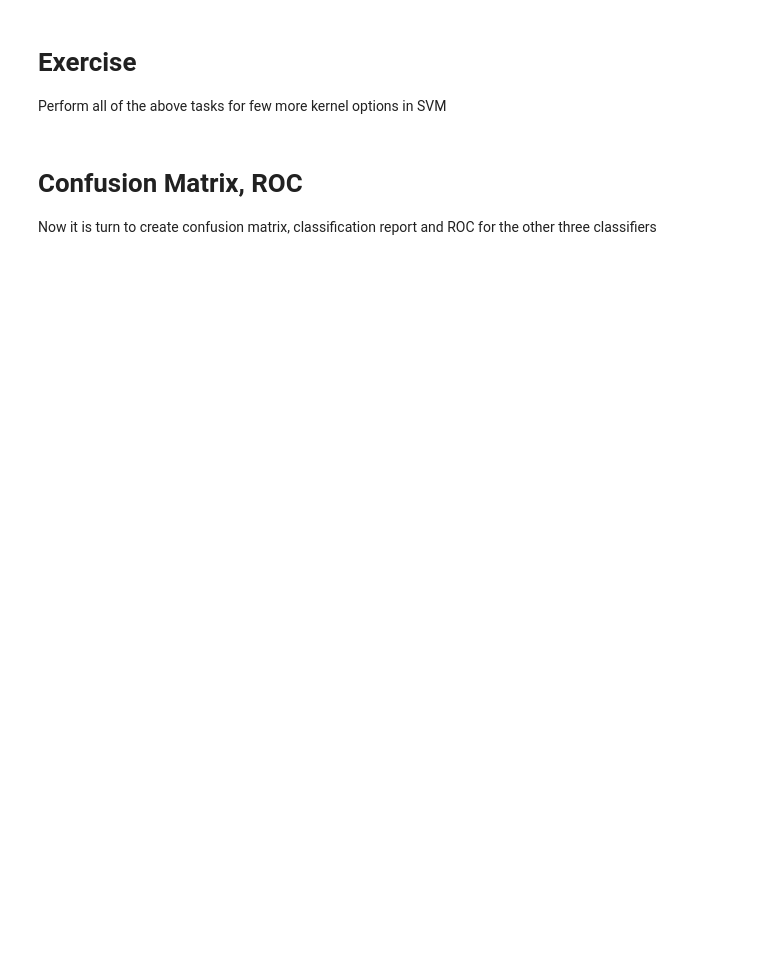
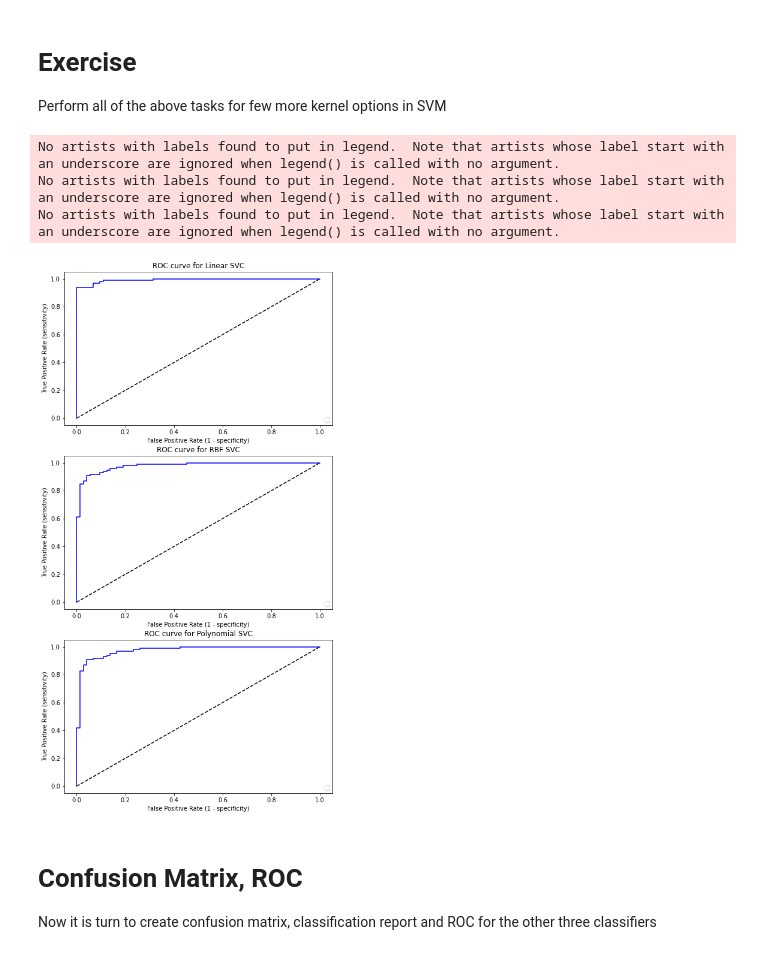
Before and after one commit to jacobwmorgan/computer-science-workshops-y3, a Jupyter notebook: Machine learning/Week 4 - Workshop - ML.ipynb, the cells around one changed output. Cells and saved outputs as stored; diff of their text form; code cells hidden in the pictures; blank space fills up the shorter version.

```diff
--- a/Machine learning/Week 4 - Workshop - ML.ipynb
+++ b/Machine learning/Week 4 - Workshop - ML.ipynb
@@ -296,3 +283,45 @@ poly_svc_pred = # put your code here ...
+# %%
+
+# LinearSVC (linear kernel)
+lin_svc = svm.SVC(C=1.0, kernel='linear')
+lin_svc.fit(X_train, Y_train)
+lin_svc_score = lin_svc.decision_function(X_test)
+lin_fpr, lin_tpr, lin_thresholds = roc_curve(Y_test, lin_svc_score)
+
+# SVC with RBF kernel
+rbf_svc = svm.SVC(C=1.0, kernel='rbf')
+rbf_svc.fit(X_train, Y_train)
+rbf_svc_score = rbf_svc.decision_function(X_test)
+rbf_fpr, rbf_tpr, rbf_thresholds = roc_curve(Y_test, rbf_svc_score)
+
+# SVC with polynomial (degree 3) kernel
+poly_svc = svm.SVC(C=1.0, kernel='poly')
+poly_svc.fit(X_train, Y_train)
+poly_svc_score = poly_svc.decision_function(X_test)
+poly_fpr, poly_tpr, poly_thresholds = roc_curve(Y_test, poly_svc_score)
+
+
+# create our 3 subplots
+fig, (ax1, ax2, ax3) = plt.subplots(nrows=3, figsize=(8, 16))
+ax1.set_title('ROC curve for Linear SVC')
+ax2.set_title('ROC curve for RBF SVC')
+ax3.set_title('ROC curve for Polynomial SVC')
+def plotAxis(ax, fpr, tpr):
+    ax.plot(fpr, tpr, color='blue')
+    ax.plot([0, 1], [0, 1], 'k--')
+    ax.set_xlabel('False Positive Rate (1 - specificity)')
+    ax.set_ylabel('True Positive Rate (sensitivity)')
+    #ax.set_title('ROC Curve for Breast Cancer Classifer')
+    ax.legend(loc="lower right")
+
+plotAxis(ax1, lin_fpr, lin_tpr)
+plotAxis(ax2, rbf_fpr, rbf_tpr)
+plotAxis(ax3, poly_fpr, poly_tpr)
+# %% [output]
+No artists with labels found to put in legend.  Note that artists whose label start with an underscore are ignored when legend() is called with no argument.
+No artists with labels found to put in legend.  Note that artists whose label start with an underscore are ignored when legend() is called with no argument.
+No artists with labels found to put in legend.  Note that artists whose label start with an underscore are ignored when legend() is called with no argument.
+[figure, added]
 # %% [markdown]
 # Confusion Matrix, ROC
 Now it is turn to create confusion matrix, classification report and ROC for the other three classifiers
```
Also changed, not shown: parts of 16 cells of this notebook.
